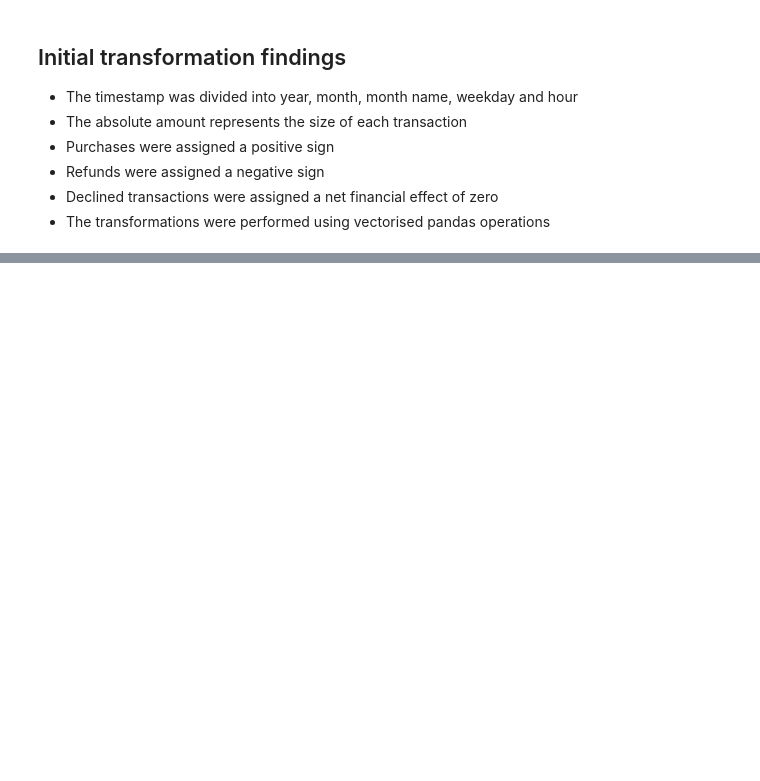
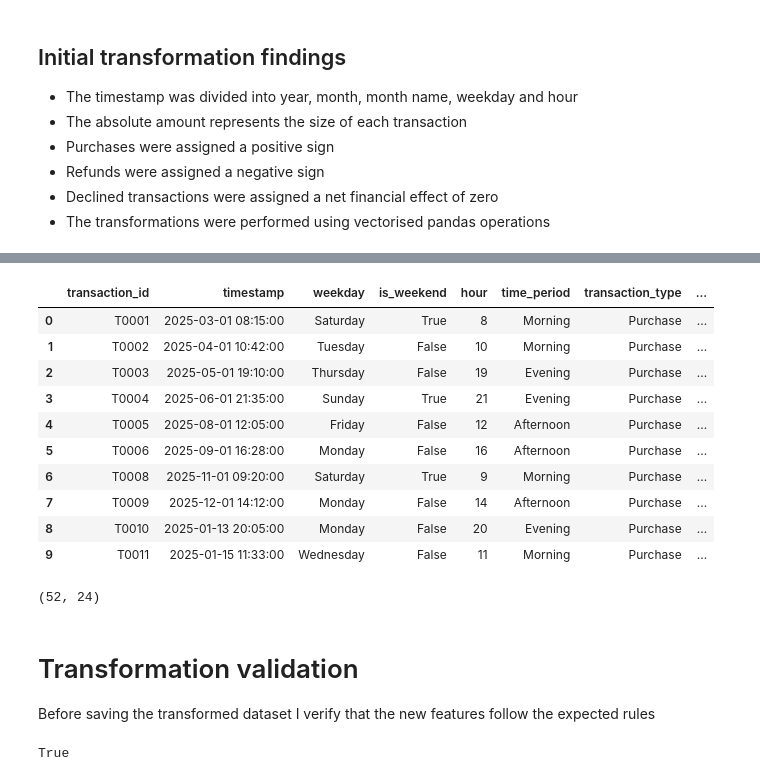
Before and after one commit to glezirene/transaction-intelligence, a Jupyter notebook: notebooks/03_data_transformation.ipynb, the cells around one changed output, grey strips where cells are left out. Cells and saved outputs as stored; diff of their text form; code cells hidden in the pictures; blank space fills up the shorter version.

```diff
--- a/notebooks/03_data_transformation.ipynb
+++ b/notebooks/03_data_transformation.ipynb
@@ -301,0 +501,14 @@ np.True_
+# %%
+# Base commission
+transactions_features["commission_rate"] = 0.015
+# %%
+transactions_features["commission_rate"] = (transactions_features["commission_rate"]
+                                            .mask(transactions_features["status"] == "Declined", 0.0))
+# %%
+transactions_features["commission_rate"] = (transactions_features["commission_rate"]
+                                            .mask(transactions_features["transaction_type"] == "Refund",
+                                                  0.0))
+# %%
+transactions_features["commission_amount"] = (
+    transactions_features["absolute_amount"] * transactions_features["commission_rate"]
+).round(2)
@@ -301,0 +533,39 @@ np.True_
+# %%
+transactions_features[
+    [
+        "transaction_id",
+        "timestamp",
+        "weekday",
+        "is_weekend",
+        "hour",
+        "time_period",
+        "transaction_type",
+        "transaction_direction",
+        "absolute_amount",
+        "amount_band",
+        "amount_quartile",
+        "commission_rate",
+        "commission_amount",
+        "net_amount",
+    ]
+].head(10)
+# %% [output]
+|  | transaction_id | timestamp | weekday | is_weekend | hour | time_period | transaction_type | ... |
+| 0 | T0001 | 2025-03-01 08:15:00 | Saturday | True | 8 | Morning | Purchase | ... |
+| 1 | T0002 | 2025-04-01 10:42:00 | Tuesday | False | 10 | Morning | Purchase | ... |
+| 2 | T0003 | 2025-05-01 19:10:00 | Thursday | False | 19 | Evening | Purchase | ... |
+| 3 | T0004 | 2025-06-01 21:35:00 | Sunday | True | 21 | Evening | Purchase | ... |
+| 4 | T0005 | 2025-08-01 12:05:00 | Friday | False | 12 | Afternoon | Purchase | ... |
+| 5 | T0006 | 2025-09-01 16:28:00 | Monday | False | 16 | Afternoon | Purchase | ... |
+| 6 | T0008 | 2025-11-01 09:20:00 | Saturday | True | 9 | Morning | Purchase | ... |
+| 7 | T0009 | 2025-12-01 14:12:00 | Monday | False | 14 | Afternoon | Purchase | ... |
+| 8 | T0010 | 2025-01-13 20:05:00 | Monday | False | 20 | Evening | Purchase | ... |
+| 9 | T0011 | 2025-01-15 11:33:00 | Wednesday | False | 11 | Morning | Purchase | ... |
+# %%
+transactions_features.shape
+# %% [output]
+(52, 24)
+# %% [markdown]
+# Transformation validation
+
+Before saving the transformed dataset I verify that the new features follow the expected rules
@@ -301,0 +590,4 @@ np.True_
+# %%
+set(feature_columns).issubset(transactions_features.columns)
+# %% [output]
+True
```
Also changed, not shown: parts of 24 cells of this notebook.
